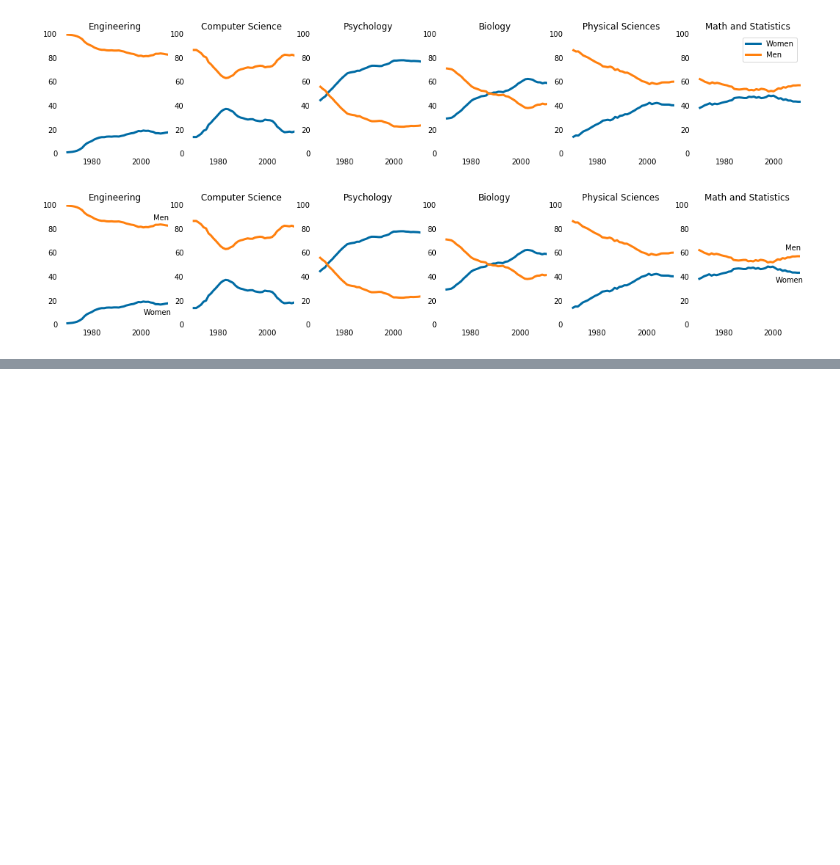
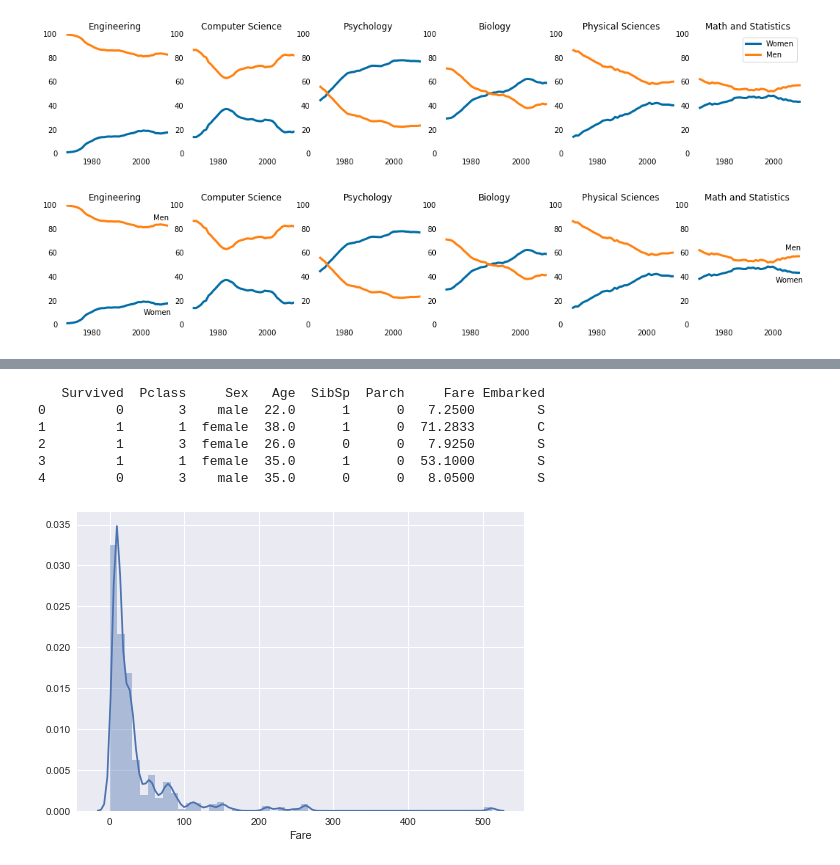
Before and after one commit to freena22/exploring-datasets, a Jupyter notebook: Storytelling_Aesthetics_Data.ipynb, the cells around one changed output, grey strips where cells are left out. Drawn from its saved outputs; the diff is of its cells as text; code cells hidden in the pictures; blank space fills up the shorter version.

Commit message:
complete Seaborn Practice

```diff
--- a/Storytelling_Aesthetics_Data.ipynb
+++ b/Storytelling_Aesthetics_Data.ipynb
@@ -203,0 +208,21 @@ plt.show()
+# %%
+import pandas as pd
+titanic = pd.read_csv('train.csv')
+titanic = titanic[['Survived','Pclass','Sex','Age','SibSp','Parch','Fare','Embarked']]
+# remove columns 'Name' and 'Ticket' that don't have a way to visualize
+titanic= titanic.dropna()
+# remove rows with missing values, as seaborn will throw errors
+print(titanic.head())
+# %% [output]
+   Survived  Pclass     Sex   Age  SibSp  Parch     Fare Embarked
+0         0       3    male  22.0      1      0   7.2500        S
+1         1       1  female  38.0      1      0  71.2833        C
+2         1       3  female  26.0      0      0   7.9250        S
+3         1       1  female  35.0      1      0  53.1000        S
+4         0       3    male  35.0      0      0   8.0500        S
+# %%
+import seaborn as sns
+sns.distplot(titanic["Fare"])  #sns.distplot()
+plt.show()
+# %% [output]
+[figure, added]
```
Also changed, not shown: parts of 22 cells of this notebook.
